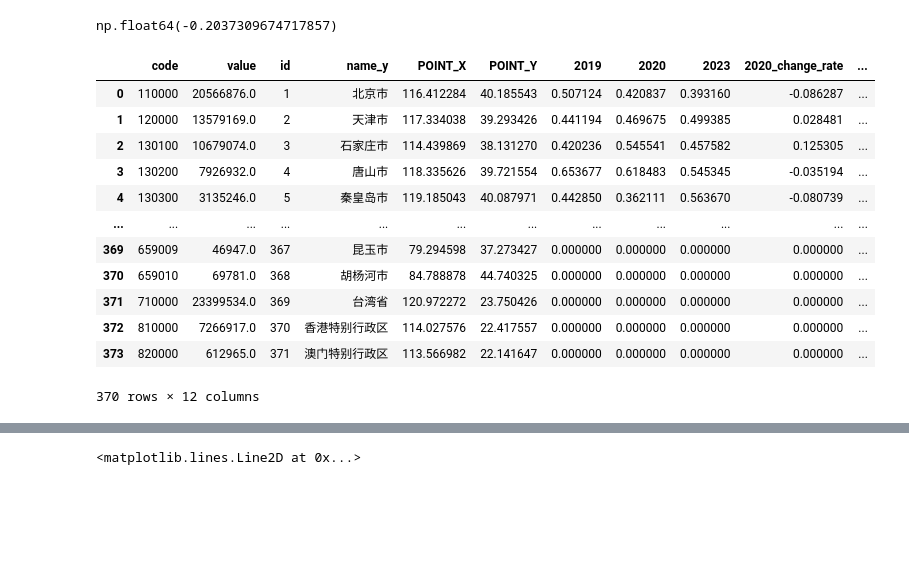
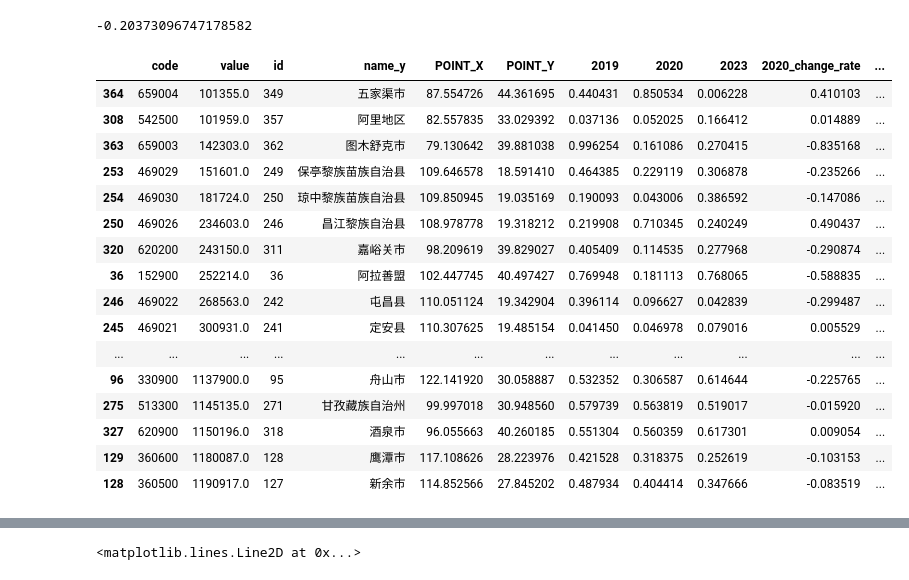
Before and after one commit to ATFfang/VandSGraph, a Jupyter notebook: 结合人口.ipynb, the cells around one changed output, grey strips where cells are left out. Saved outputs shown, nothing was run; the diff lists cells and outputs as text; code cells hidden in the pictures; blank space fills up the shorter version.

```diff
--- a/结合人口.ipynb
+++ b/结合人口.ipynb
@@ -21,23 +21,36 @@ df_merged = df_merged.drop(columns=['name_x', 'pname', 'city_id_Amap', 'city', '
 # %%
 df_merged.to_csv('citydatachange02.csv', encoding='utf-8', index=False)
 # %%
-correlation = df_merged['value'].abs().corr(df_merged['2023_change_rate'].abs())
+correlation = filtered_df['value'].abs().corr(filtered_df['2023_change_rate'].abs())
 correlation
 # %% [output]
-np.float64(-0.2037309674717857)
+-0.20373096747178582
-# %%
-df_merged
-# %% [output]
-|  | code | value | id | name_y | POINT_X | POINT_Y | 2019 | 2020 | 2023 | 2020_change_rate | ... |
-| 0 | 110000 | 20566876.0 | 1 | 北京市 | 116.412284 | 40.185543 | 0.507124 | 0.420837 | 0.393160 | -0.086287 | ... |
-| 1 | 120000 | 13579169.0 | 2 | 天津市 | 117.334038 | 39.293426 | 0.441194 | 0.469675 | 0.499385 | 0.028481 | ... |
-| 2 | 130100 | 10679074.0 | 3 | 石家庄市 | 114.439869 | 38.131270 | 0.420236 | 0.545541 | 0.457582 | 0.125305 | ... |
-| 3 | 130200 | 7926932.0 | 4 | 唐山市 | 118.335626 | 39.721554 | 0.653677 | 0.618483 | 0.545345 | -0.035194 | ... |
-| 4 | 130300 | 3135246.0 | 5 | 秦皇岛市 | 119.185043 | 40.087971 | 0.442850 | 0.362111 | 0.563670 | -0.080739 | ... |
-| ... | ... | ... | ... | ... | ... | ... | ... | ... | ... | ... | ... |
-| 369 | 659009 | 46947.0 | 367 | 昆玉市 | 79.294598 | 37.273427 | 0.000000 | 0.000000 | 0.000000 | 0.000000 | ... |
-| 370 | 659010 | 69781.0 | 368 | 胡杨河市 | 84.788878 | 44.740325 | 0.000000 | 0.000000 | 0.000000 | 0.000000 | ... |
-| 371 | 710000 | 23399534.0 | 369 | 台湾省 | 120.972272 | 23.750426 | 0.000000 | 0.000000 | 0.000000 | 0.000000 | ... |
-| 372 | 810000 | 7266917.0 | 370 | 香港特别行政区 | 114.027576 | 22.417557 | 0.000000 | 0.000000 | 0.000000 | 0.000000 | ... |
-| 373 | 820000 | 612965.0 | 371 | 澳门特别行政区 | 113.566982 | 22.141647 | 0.000000 | 0.000000 | 0.000000 | 0.000000 | ... |
-370 rows × 12 columns
+# %%
+df = df_merged
+thre = 0.005
+filtered_df = df[~((df['2019'] < thre) | (df['2020'] < thre) | (df['2023'] <thre))]
+filtered_df = filtered_df[~(filtered_df['name_y'] == "台湾省")]
+filtered_df["abs2023"] = filtered_df["2023_change_rate"].abs()
+filtered_df = filtered_df.sort_values(by='abs2023', ascending=True)
+
+filtered_df = filtered_df.sort_values(by='value', ascending=True)
+
+filtered_df.head(50)
+# %% [output]
+|  | code | value | id | name_y | POINT_X | POINT_Y | 2019 | 2020 | 2023 | 2020_change_rate | ... |
+| 364 | 659004 | 101355.0 | 349 | 五家渠市 | 87.554726 | 44.361695 | 0.440431 | 0.850534 | 0.006228 | 0.410103 | ... |
+| 308 | 542500 | 101959.0 | 357 | 阿里地区 | 82.557835 | 33.029392 | 0.037136 | 0.052025 | 0.166412 | 0.014889 | ... |
+| 363 | 659003 | 142303.0 | 362 | 图木舒克市 | 79.130642 | 39.881038 | 0.996254 | 0.161086 | 0.270415 | -0.835168 | ... |
+| 253 | 469029 | 151601.0 | 249 | 保亭黎族苗族自治县 | 109.646578 | 18.591410 | 0.464385 | 0.229119 | 0.306878 | -0.235266 | ... |
+| 254 | 469030 | 181724.0 | 250 | 琼中黎族苗族自治县 | 109.850945 | 19.035169 | 0.190093 | 0.043006 | 0.386592 | -0.147086 | ... |
+| 250 | 469026 | 234603.0 | 246 | 昌江黎族自治县 | 108.978778 | 19.318212 | 0.219908 | 0.710345 | 0.240249 | 0.490437 | ... |
+| 320 | 620200 | 243150.0 | 311 | 嘉峪关市 | 98.209619 | 39.829027 | 0.405409 | 0.114535 | 0.277968 | -0.290874 | ... |
+| 36 | 152900 | 252214.0 | 36 | 阿拉善盟 | 102.447745 | 40.497427 | 0.769948 | 0.181113 | 0.768065 | -0.588835 | ... |
+| 246 | 469022 | 268563.0 | 242 | 屯昌县 | 110.051124 | 19.342904 | 0.396114 | 0.096627 | 0.042839 | -0.299487 | ... |
+| 245 | 469021 | 300931.0 | 241 | 定安县 | 110.307625 | 19.485154 | 0.041450 | 0.046978 | 0.079016 | 0.005529 | ... |
+| ... | ... | ... | ... | ... | ... | ... | ... | ... | ... | ... | ... |
+| 96 | 330900 | 1137900.0 | 95 | 舟山市 | 122.141920 | 30.058887 | 0.532352 | 0.306587 | 0.614644 | -0.225765 | ... |
+| 275 | 513300 | 1145135.0 | 271 | 甘孜藏族自治州 | 99.997018 | 30.948560 | 0.579739 | 0.563819 | 0.519017 | -0.015920 | ... |
+| 327 | 620900 | 1150196.0 | 318 | 酒泉市 | 96.055663 | 40.260185 | 0.551304 | 0.560359 | 0.617301 | 0.009054 | ... |
+| 129 | 360600 | 1180087.0 | 128 | 鹰潭市 | 117.108626 | 28.223976 | 0.421528 | 0.318375 | 0.252619 | -0.103153 | ... |
+| 128 | 360500 | 1190917.0 | 127 | 新余市 | 114.852566 | 27.845202 | 0.487934 | 0.404414 | 0.347666 | -0.083519 | ... |
```
Also changed, not shown: parts of 5 cells of this notebook, 1 other file.
